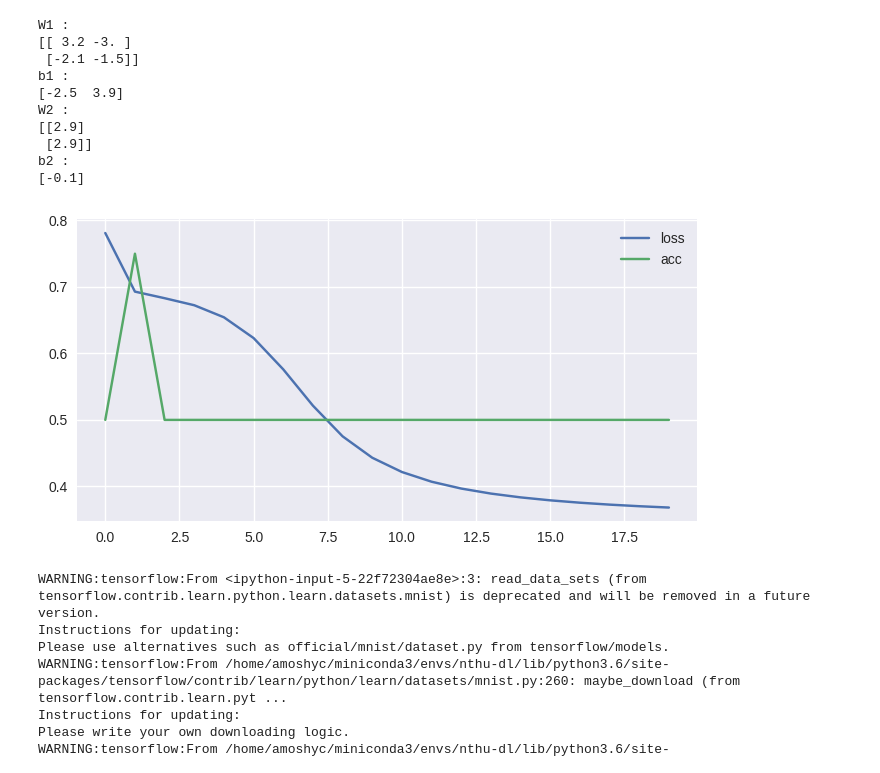
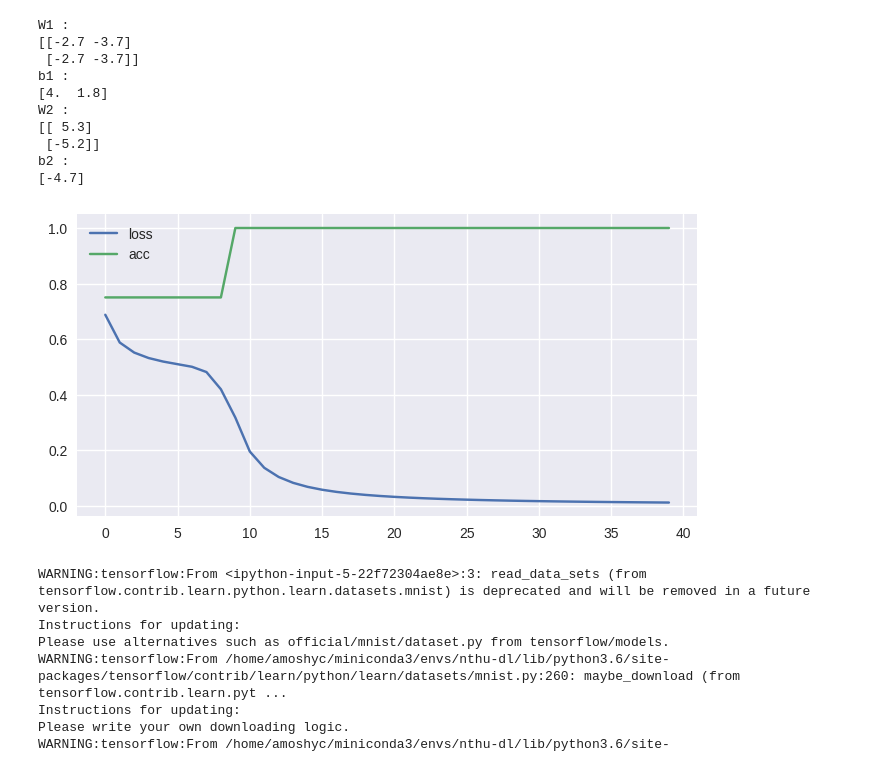
Before and after one commit to amoshyc/nthu-deep-learning, a Jupyter notebook: lab10.ipynb, the cells around one changed output. Cells and saved outputs as stored; diff of their text form; code cells hidden in the pictures.

```diff
--- a/lab10.ipynb
+++ b/lab10.ipynb
@@ -21,9 +21,9 @@ with tf.Graph().as_default() as g:
         y = tf.placeholder(tf.float32, [None, 1])
 
     with tf.name_scope('model'):
-        W1 = tf.Variable(tf.random_uniform([2, 2], -1, 1))
+        W1 = tf.Variable(tf.random_normal([2, 2], -1, 1))
         b1 = tf.Variable(tf.random_uniform([2]))
-        W2 = tf.Variable(tf.random_uniform([2, 1], -1, 1))
+        W2 = tf.Variable(tf.random_normal([2, 1], -1, 1))
         b2 = tf.Variable(tf.random_uniform([1]))
 
         z1 = tf.nn.tanh((x @ W1) + b1)
@@ -41,41 +41,41 @@ with tf.Graph().as_default() as g:
         acc = tf.reduce_mean(tf.cast(eq, tf.float32))
 
 with tf.Session(graph=g) as sess:
     sess.run(tf.global_variables_initializer())
 
     loss_history = []
     acc_history = []
-    for i in tqdm(range(20000)):
+    for i in tqdm(range(40000)):
         l, a, _ = sess.run([loss, acc, optim], feed_dict={x:xor_data, y:xor_label})
         if i % 1000 == 0:
             loss_history.append(l)
             acc_history.append(a)
 
     ns = ['W1', 'b1', 'W2', 'b2']
     ws = sess.run([W1, b1, W2, b2], feed_dict={x:xor_data, y:xor_label})
     np.set_printoptions(precision=1)
     for n, w in zip(ns, ws):
         print(n, ':')
         print(w)
 
 fig, ax = plt.subplots(dpi=100, figsize=(8, 4))
 ax.plot(np.arange(len(loss_history)), loss_history, '-', label='loss')
 ax.plot(np.arange(len(acc_history)), acc_history, '-', label='acc')
 ax.legend()
 plt.show()
 # %% [output]
 [interactive output not drawn]
 W1 :
-[[ 3.2 -3. ]
- [-2.1 -1.5]]
+[[-2.7 -3.7]
+ [-2.7 -3.7]]
 b1 :
-[-2.5  3.9]
+[4.  1.8]
 W2 :
-[[2.9]
- [2.9]]
+[[ 5.3]
+ [-5.2]]
 b2 :
-[-0.1]
+[-4.7]
-[figure, old version]
+[figure, new version]
 # %%
 from tensorflow.examples.tutorials.mnist import input_data
 from tensorflow.data import Dataset
```
Also changed, not shown: parts of 2 cells of this notebook.
